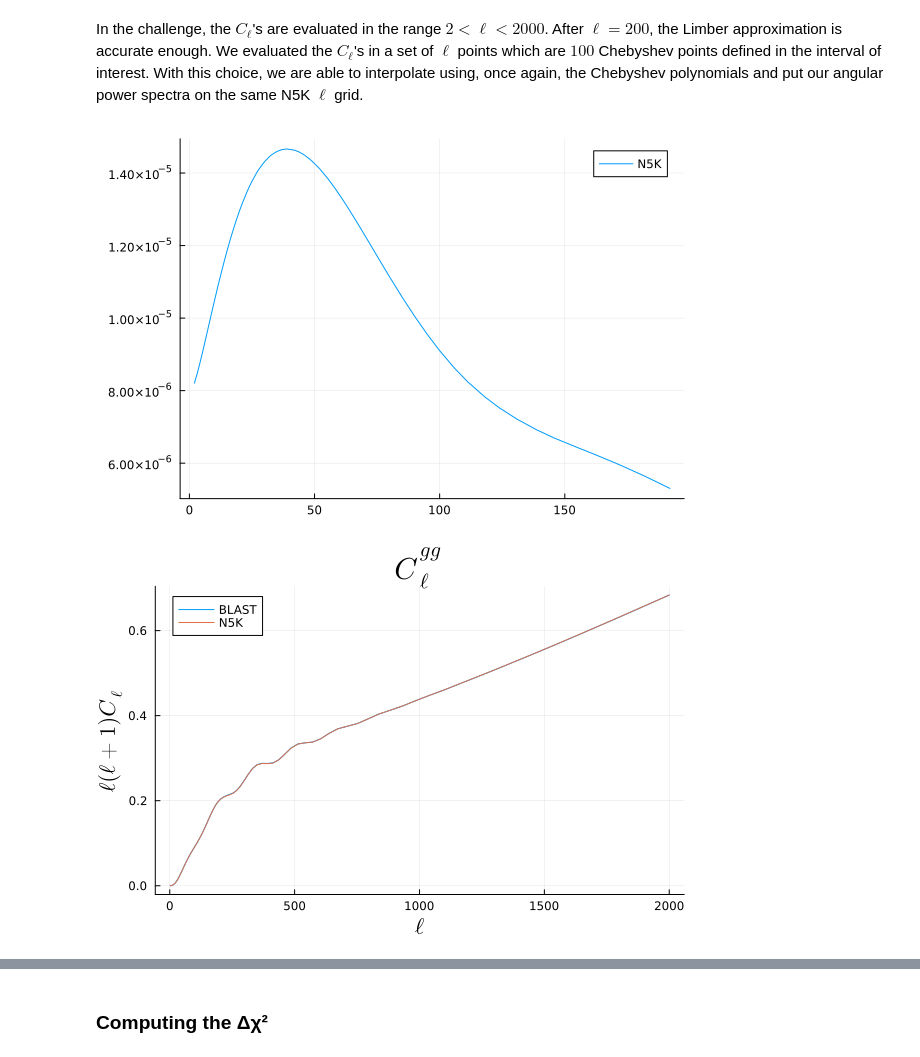
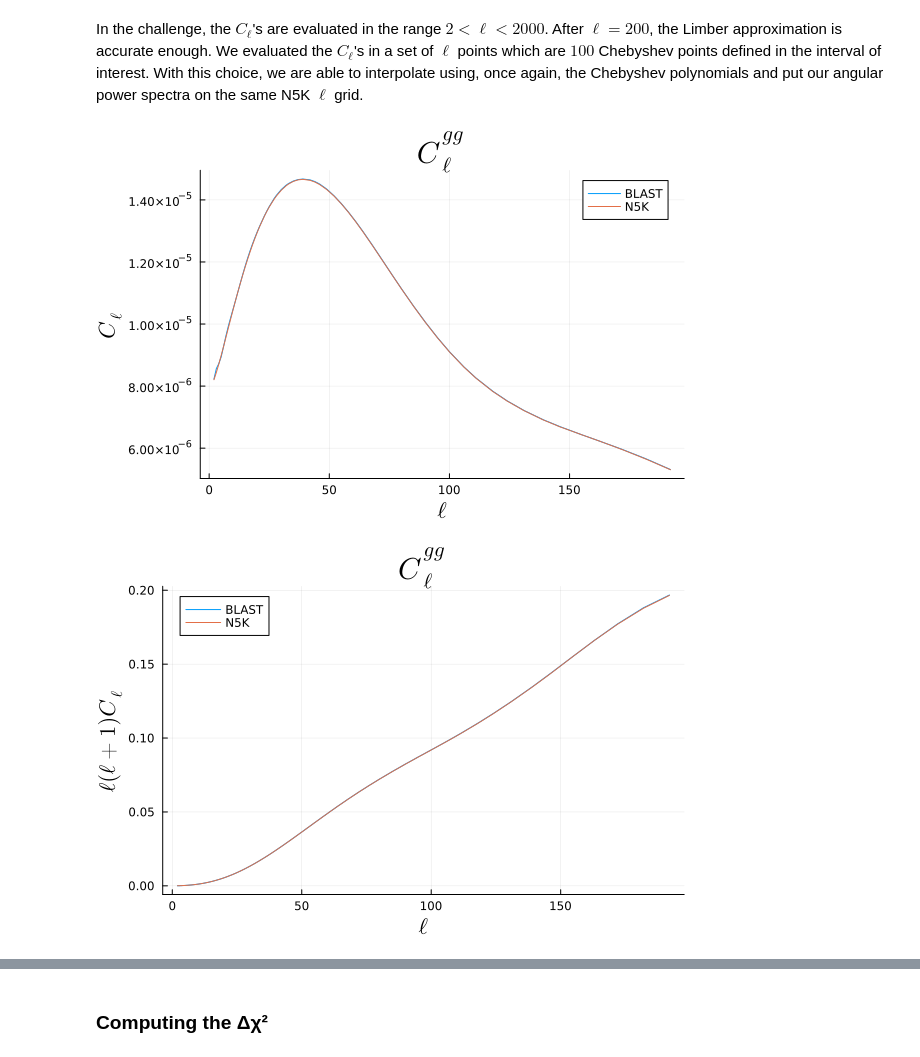
Before and after one commit to anvi-git/3D_Angular_Power_Spectrum, a Jupyter notebook: notebooks/blast_code/BLAST_x_N5K.ipynb, the cells around one changed output, grey strips where cells are left out. Cells and saved outputs as stored; diff of their text form; code cells hidden in the pictures.

```diff
--- a/notebooks/blast_code/BLAST_x_N5K.ipynb
+++ b/notebooks/blast_code/BLAST_x_N5K.ipynb
@@ -427,21 +459,21 @@ end
 # %%
 i = 10
 j = 10
 nl = 60 #set this to 103 to see up to ℓ=2000.
-#plot(ell[1:nl], interp_Cℓ_CC[1:nl,i,j], label="BLAST", title = L"$C_\ell^{gg}$", titlefontsize=20,
-#    xlabel=L"$\ell$", ylabel=L"$C_\ell$", labelfontsize=15)
-plot(ell[1:nl], gg_reshaped[1:nl,i,j], label = "N5K")
+plot(ell[1:nl], interp_Cℓ_CC[1:nl,i,j], label="BLAST", title = L"$C_\ell^{gg}$", titlefontsize=20,
+   xlabel=L"$\ell$", ylabel=L"$C_\ell$", labelfontsize=15)
+#plot!(ell[1:nl], gg_reshaped[1:nl,i,j], label = "N5K")
 # %% [output]
-[figure, old version]
+[figure, new version]
 # %%
 i = 10
 j = 10
-nl = 103 #set this to 103 to see up to ℓ=2000.
+nl = 60 #set this to 103 to see up to ℓ=2000.
 plot(ell[1:nl], interp_Cℓ_CC[1:nl,i,j] .* ell[1:nl] .* (ell[1:nl] .+1), label="BLAST", title = L"$C_\ell^{gg}$", titlefontsize=20,
     xlabel=L"$\ell$", ylabel=L"$\ell(\ell+1)C_\ell$", labelfontsize=15)
 plot!(ell[1:nl], gg_reshaped[1:nl,i,j] .* ell[1:nl] .* (ell[1:nl] .+1), label = "N5K")
 # %% [output]
-[figure, old version]
+[figure, new version]
 # %%
 i = 1
 j = 2
```
Also changed, not shown: parts of 8 cells of this notebook, 1 other file.
